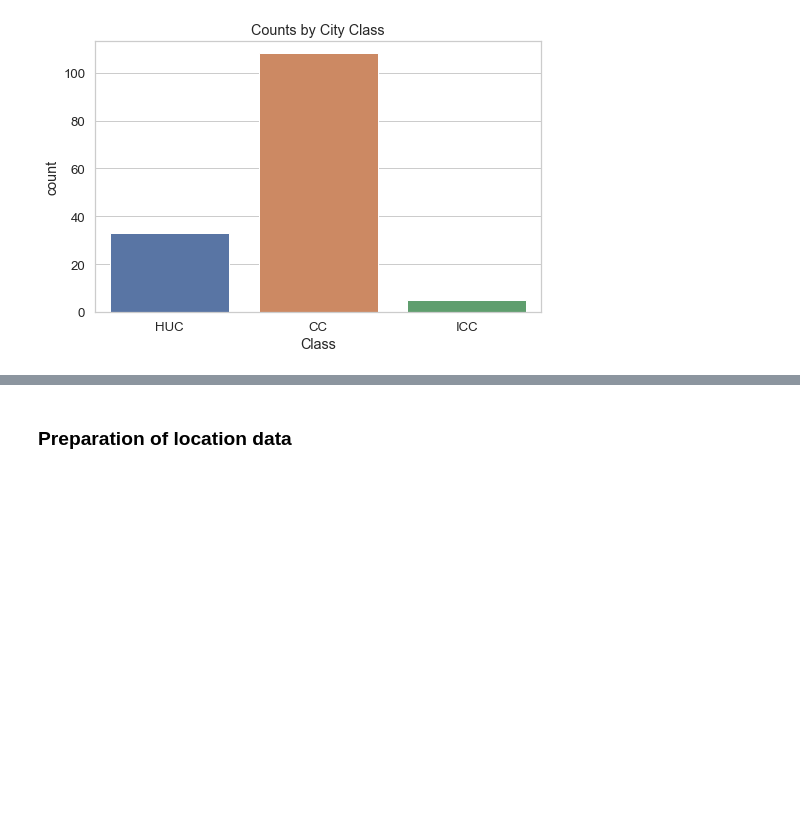
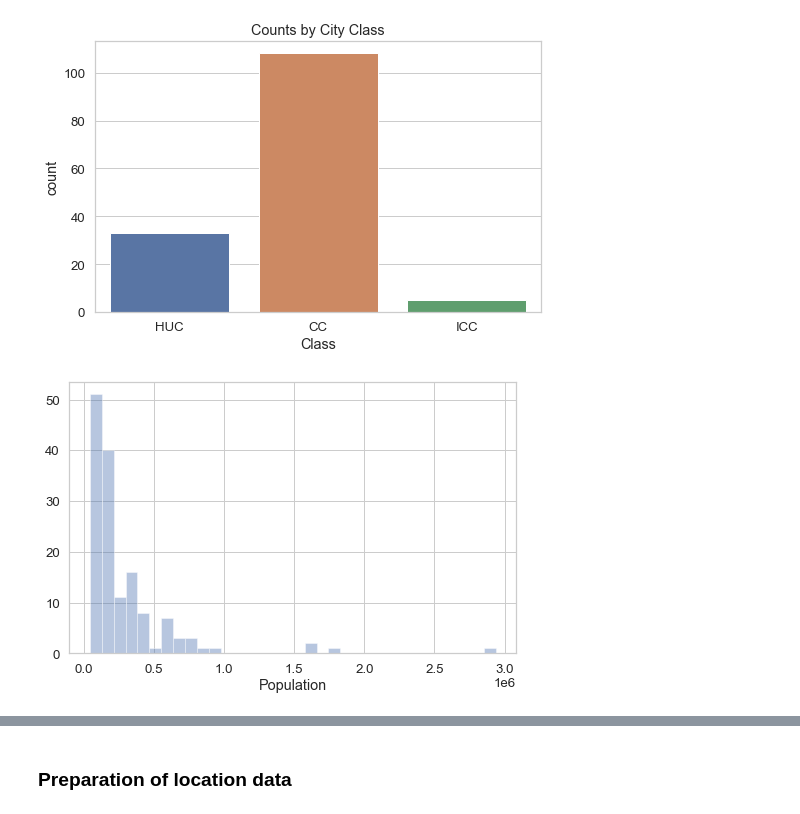
Before and after one commit to aldencabajar/coursera_capstone, a Jupyter notebook: capstone_project_notebook .ipynb, the cells around one changed output, grey strips where cells are left out. Drawn from its saved outputs; the diff is of its cells as text; code cells hidden in the pictures; blank space fills up the shorter version.

```diff
--- a/capstone_project_notebook .ipynb
+++ b/capstone_project_notebook .ipynb
@@ -164,3 +164,8 @@ plt_Class_bplot
 # %% [output]
 <matplotlib.axes._subplots.AxesSubplot at 0x...>
 [figure]
+# %%
+fig, ax = pyplot.subplots(figsize = (8, 5))
+plt_histplot_pop = sns.distplot(popTable['Population'], kde = False)
+# %% [output]
+[figure, added]
```
Also changed, not shown: parts of 19 cells of this notebook.
